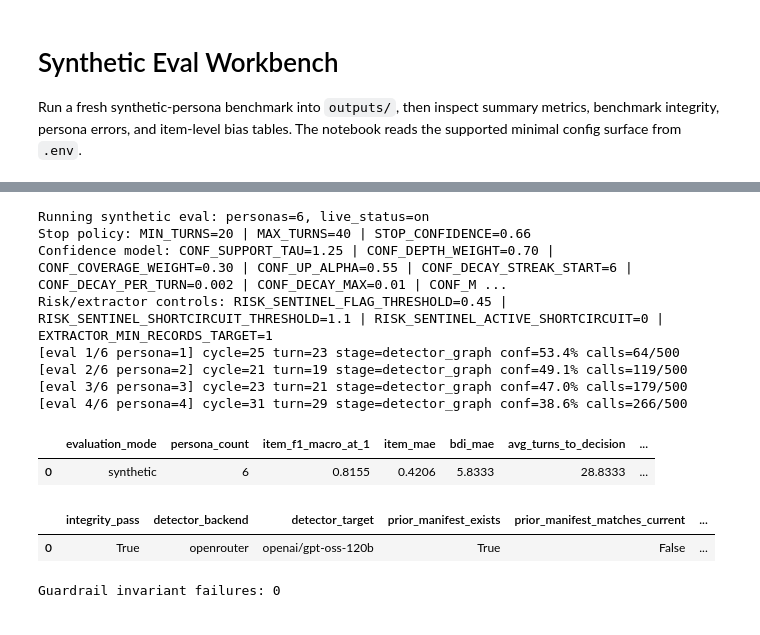
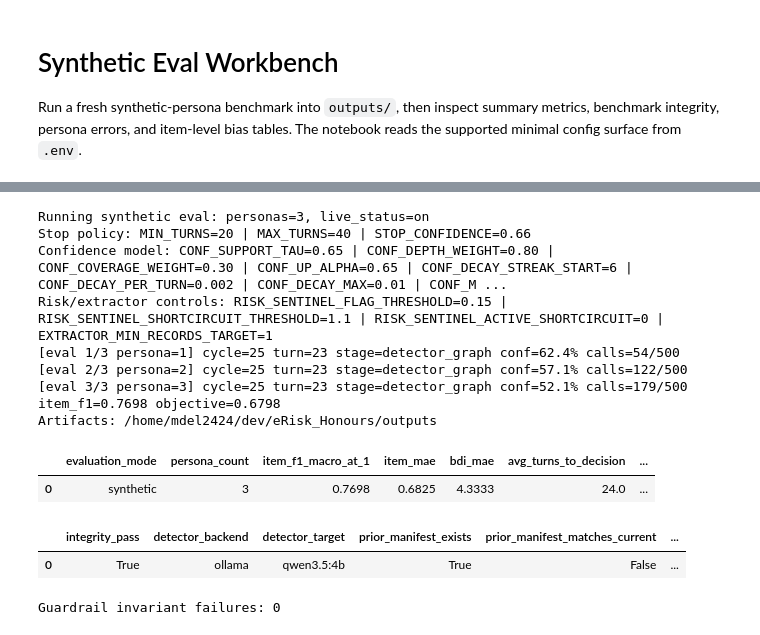
Before and after one commit to mdel2424/eRisk2026Task1, a Jupyter notebook: notebooks/eval_item_error_analysis.ipynb, the cells around one changed output, grey strips where cells are left out. Saved outputs shown, nothing was run; the diff lists cells and outputs as text; code cells hidden in the pictures.

```diff
--- a/notebooks/eval_item_error_analysis.ipynb
+++ b/notebooks/eval_item_error_analysis.ipynb
@@ -33,8 +30,8 @@ from app.notebook_eval import (
 )
 # %%
 # Primary run controls. Backend/model and benchmark defaults come from .env.
-personas = 4
-seed = 42
+personas = 3
+seed = 43
 max_api_calls = 500
 save_diagnostics = False
 debug_outputs = True
@@ -65,14 +68,15 @@ else:
 
 print(f"Artifacts: {output_dir}")
 # %% [output]
-Running synthetic eval: personas=6, live_status=on
+Running synthetic eval: personas=3, live_status=on
 Stop policy: MIN_TURNS=20 | MAX_TURNS=40 | STOP_CONFIDENCE=0.66
-Confidence model: CONF_SUPPORT_TAU=1.25 | CONF_DEPTH_WEIGHT=0.70 | CONF_COVERAGE_WEIGHT=0.30 | CONF_UP_ALPHA=0.55 | CONF_DECAY_STREAK_START=6 | CONF_DECAY_PER_TURN=0.002 | CONF_DECAY_MAX=0.01 | CONF_M ...
-Risk/extractor controls: RISK_SENTINEL_FLAG_THRESHOLD=0.45 | RISK_SENTINEL_SHORTCIRCUIT_THRESHOLD=1.1 | RISK_SENTINEL_ACTIVE_SHORTCIRCUIT=0 | EXTRACTOR_MIN_RECORDS_TARGET=1
-[eval 1/6 persona=1] cycle=25 turn=23 stage=detector_graph conf=53.4% calls=64/500
-[eval 2/6 persona=2] cycle=21 turn=19 stage=detector_graph conf=49.1% calls=119/500
-[eval 3/6 persona=3] cycle=23 turn=21 stage=detector_graph conf=47.0% calls=179/500
-[eval 4/6 persona=4] cycle=31 turn=29 stage=detector_graph conf=38.6% calls=266/500
+Confidence model: CONF_SUPPORT_TAU=0.65 | CONF_DEPTH_WEIGHT=0.80 | CONF_COVERAGE_WEIGHT=0.30 | CONF_UP_ALPHA=0.65 | CONF_DECAY_STREAK_START=6 | CONF_DECAY_PER_TURN=0.002 | CONF_DECAY_MAX=0.01 | CONF_M ...
+Risk/extractor controls: RISK_SENTINEL_FLAG_THRESHOLD=0.15 | RISK_SENTINEL_SHORTCIRCUIT_THRESHOLD=1.1 | RISK_SENTINEL_ACTIVE_SHORTCIRCUIT=0 | EXTRACTOR_MIN_RECORDS_TARGET=1
+[eval 1/3 persona=1] cycle=25 turn=23 stage=detector_graph conf=62.4% calls=54/500
+[eval 2/3 persona=2] cycle=25 turn=23 stage=detector_graph conf=57.1% calls=122/500
+[eval 3/3 persona=3] cycle=25 turn=23 stage=detector_graph conf=52.1% calls=179/500
+item_f1=0.7698 objective=0.6798
+Artifacts: /home/mdel2424/dev/eRisk_Honours/outputs
 # %%
 metrics = load_eval_metrics(output_dir)
 benchmark_integrity = load_benchmark_integrity(output_dir)
@@ -93,11 +97,6 @@ def style_table(df: pd.DataFrame):
         return df.style.format(format_map).background_gradient(subset=["mean_error"], cmap="RdYlGn", vmin=-1.5, vmax=1.5)
     return df.style.format(format_map)
 # %%
-runtime_metadata = resolve_runtime_artifact_metadata(output_dir)
-stability_notice = build_eval_stability_notice(metrics)
-diagnostics_summary = build_compact_diagnostics_summary(output_dir, item_error_df=item_error_df)
-artifact_warning = diagnostics_summary.get("artifact_warning", "")
-
 summary_df = pd.DataFrame([
     {
         "evaluation_mode": metrics.get("evaluation_mode", "synthetic"),
@@ -107,88 +106,46 @@ summary_df = pd.DataFrame([
         "bdi_mae": metrics.get("bdi_mae", 0.0),
         "avg_turns_to_decision": metrics.get("avg_turns_to_decision", 0.0),
         "objective": metrics.get("objective", 0.0),
-        "stability_level": stability_notice.get("level", "unknown"),
     }
 ])
 display(summary_df)
-print(stability_notice["message"])
-if artifact_warning:
-    print(artifact_warning)
-
-runtime_df = pd.DataFrame([runtime_metadata])
-display(runtime_df)
 
 integrity_df = pd.DataFrame([
     {
         "integrity_pass": benchmark_integrity.get("pass", False),
-        "detector_backend": runtime_metadata.get("detector_backend", ""),
-        "detector_target": runtime_metadata.get("detector_target", ""),
-        "runtime_source": runtime_metadata.get("source", ""),
+        "detector_backend": benchmark_integrity.get("detector", {}).get("backend", ""),
+        "detector_target": benchmark_integrity.get("detector", {}).get("target", ""),
         "prior_manifest_exists": benchmark_integrity.get("prior_manifest", {}).get("exists", False),
         "prior_manifest_matches_current": benchmark_integrity.get("prior_manifest", {}).get("matches_current", None),
         "results_alignment_pass": benchmark_integrity.get("results_alignment", {}).get("pass", False),
         "manifest_consistency_pass": benchmark_integrity.get("manifest_consistency", {}).get("pass", False),
     }
 ])
 display(integrity_df)
-
-diagnostics_df = pd.DataFrame([
-    {
-        "extract_empty_rate": diagnostics_summary.get("extract_empty_rate", 0.0),
-        "evidence_nonempty_rate": diagnostics_summary.get("evidence_nonempty_rate", 0.0),
-        "true_parse_fail_count": diagnostics_summary.get("true_parse_fail_count", 0),
-        "runtime_error_count": diagnostics_summary.get("runtime_error_count", 0),
-        "empty_or_unsupported_count": diagnostics_summary.get("empty_or_unsupported_count", 0),
-        "opportunistic_no_candidate_count": diagnostics_summary.get("opportunistic_no_candidate_count", 0),
-        "llm_extractor_error_turns": diagnostics_summary.get("llm_extractor_error_turns", 0),
-        "llm_extractor_error_rate": diagnostics_summary.get("llm_extractor_error_rate", 0.0),
-        "module3_item7_targets": diagnostics_summary.get("module3_target_coverage", {}).get(7, 0),
-        "module3_item8_targets": diagnostics_summary.get("module3_target_coverage", {}).get(8, 0),
-        "module3_item14_targets": diagnostics_summary.get("module3_target_coverage", {}).get(14, 0),
-        "dominant_issue": diagnostics_summary.get("dominant_issue", ""),
-        "coverage_note": diagnostics_summary.get("coverage_message", ""),
-    }
-])
-display(diagnostics_df)
-
-top_failure_reasons = pd.DataFrame(diagnostics_summary.get("top_failure_reasons", []))
-if not top_failure_reasons.empty:
-    display(top_failure_reasons)
-
-worst_under_predicted = pd.DataFrame(diagnostics_summary.get("worst_under_predicted_items", []))
-if not worst_under_predicted.empty:
-    display(worst_under_predicted)
-
-mismatch_examples = pd.DataFrame(diagnostics_summary.get("module3_target_mismatch_examples", []))
-if not mismatch_examples.empty:
-    display(mismatch_examples)
-
-artifact_rows = pd.DataFrame(diagnostics_summary.get("artifact_consistency", {}).get("artifact_run_rows", []))
-if artifact_warning and not artifact_rows.empty:
-    display(artifact_rows)
 
 if benchmark_integrity.get("issues"):
     print("Integrity issues:", benchmark_integrity["issues"])
 
 guardrail_mismatch_df = records_df.loc[
     ~records_df["finalizer_guardrail_consistency_ok"],
     [
         "persona_id",
         "family",
         "bdi_true",
         "bdi_pred",
         "finalizer_low_signal_guardrail_active",
         "finalizer_severe_recovery_mode_active",
         "finalizer_guardrail_bypass_source",
     ],
-]
+].reset_index(drop=True)
+print(f"Guardrail invariant failures: {len(guardrail_mismatch_df)}")
 if not guardrail_mismatch_df.empty:
-    display(guardrail_mismatch_df.reset_index(drop=True))
+    display(guardrail_mismatch_df)
 # %% [output]
 |  | evaluation_mode | persona_count | item_f1_macro_at_1 | item_mae | bdi_mae | avg_turns_to_decision | ... |
-| 0 | synthetic | 6 | 0.8155 | 0.4206 | 5.8333 | 28.8333 | ... |
+| 0 | synthetic | 3 | 0.7698 | 0.6825 | 4.3333 | 24.0 | ... |
 |  | integrity_pass | detector_backend | detector_target | prior_manifest_exists | prior_manifest_matches_current | ... |
-| 0 | True | openrouter | openai/gpt-oss-120b | True | False | ... |
+| 0 | True | ollama | qwen3.5:4b | True | False | ... |
 Guardrail invariant failures: 0
 # %%
 display(style_table(persona_error_df.head(20)))
```
Also changed, not shown: parts of 6 cells of this notebook, 3 other files.
